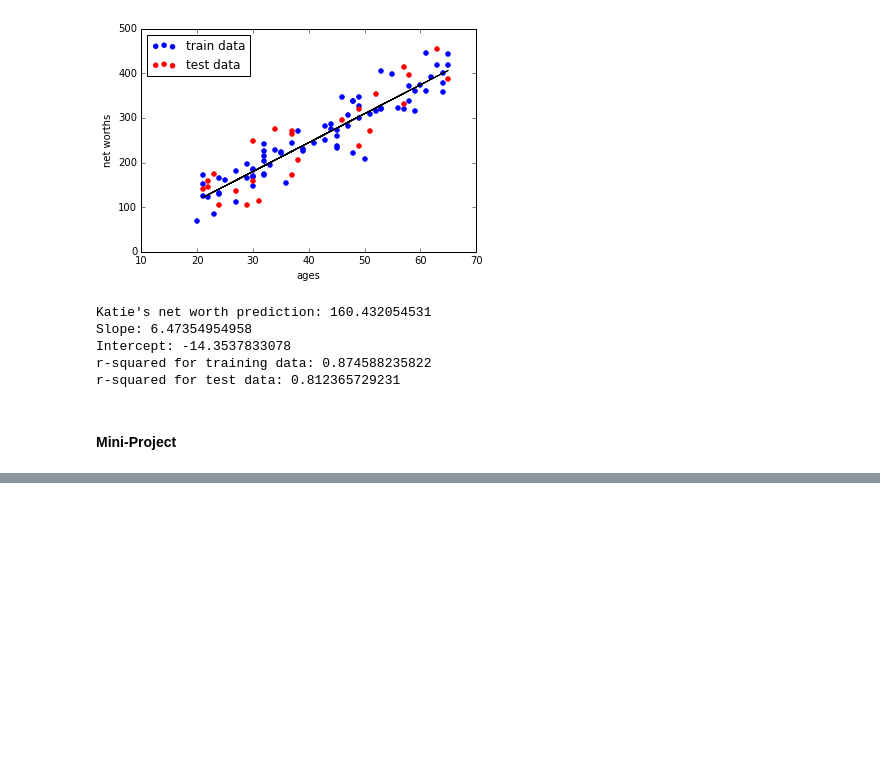
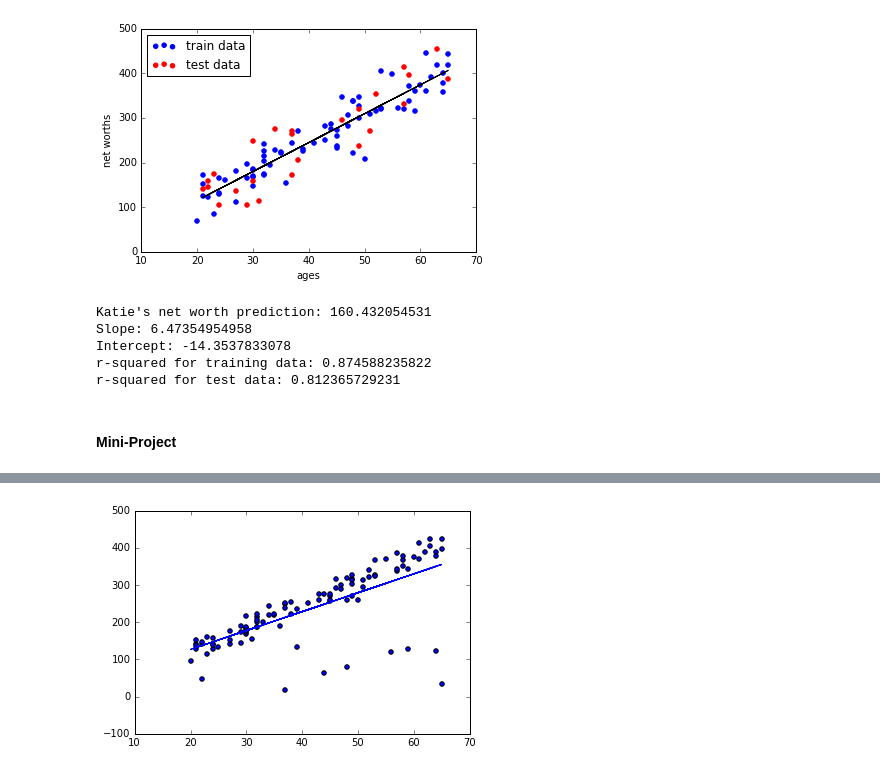
Before and after one commit to bethe/da-nano, a Jupyter notebook: P5-ML/classfiles/Course Code & Visualizations of Algorhithms.ipynb, the cells around one changed output, grey strips where cells are left out. Cells and saved outputs as stored; diff of their text form; code cells hidden in the pictures; blank space fills up the shorter version.

```diff
--- a/P5-ML/classfiles/Course Code & Visualizations of Algorhithms.ipynb
+++ b/P5-ML/classfiles/Course Code & Visualizations of Algorhithms.ipynb
@@ -315,0 +190,87 @@ Comparing regression predictions with target values using *test data*:  0.251488
+# %%
+# %load "../ud120-files/outliers/outlier_removal_regression.py"
+#!/usr/bin/python
+
+import random
+import numpy
+import matplotlib.pyplot as plt
+import pickle
+
+from outlier_cleaner import outlierCleaner
+
+
+### load up some practice data with outliers in it
+ages = pickle.load( open("../ud120-files/outliers/practice_outliers_ages.pkl", "r") )
+net_worths = pickle.load( open("../ud120-files/outliers/practice_outliers_net_worths.pkl", "r") )
+
+
+
+### ages and net_worths need to be reshaped into 2D numpy arrays
+### second argument of reshape command is a tuple of integers: (n_rows, n_columns)
+### by convention, n_rows is the number of data points
+### and n_columns is the number of features
+ages       = numpy.reshape( numpy.array(ages), (len(ages), 1))
+net_worths = numpy.reshape( numpy.array(net_worths), (len(net_worths), 1))
+from sklearn.cross_validation import train_test_split
+ages_train, ages_test, net_worths_train, net_worths_test = train_test_split(ages, net_worths, test_size=0.1, random_state=42)
+
+### fill in a regression here!  Name the regression object reg so that
+### the plotting code below works, and you can see what your regression looks like
+from sklearn import linear_model
+reg = linear_model.LinearRegression()
+reg.fit(ages_train, net_worths_train)
+
+try:
+    plt.plot(ages, reg.predict(ages), color="blue")
+except NameError:
+    pass
+plt.scatter(ages, net_worths)
+plt.show()
+
+# Print out some statistics
+print "Slope is", reg.coef_[0]
+print "Score is", reg.score(ages_test, net_worths_test)
+
+print "Remove 10% Outliers:"
+### identify and remove the most outlier-y points
+cleaned_data = []
+try:
+    predictions = reg.predict(ages_train)
+    cleaned_data = outlierCleaner( predictions, ages_train, net_worths_train )
+except NameError:
+    print "your regression object doesn't exist, or isn't name reg"
+    print "can't make predictions to use in identifying outliers"
+
+
+
+### only run this code if cleaned_data is returning data
+if len(cleaned_data) > 0:
+    ages, net_worths, errors = zip(*cleaned_data)
+    ages       = numpy.reshape( numpy.array(ages), (len(ages), 1))
+    net_worths = numpy.reshape( numpy.array(net_worths), (len(net_worths), 1))
+
+    ### refit your cleaned data!
+    try:
+        reg = reg.fit(ages, net_worths)
+        plt.plot(ages, reg.predict(ages), color="blue")
+
+    except NameError:
+        print "you don't seem to have regression imported/created,"
+        print "   or else your regression object isn't named reg"
+        print "   either way, only draw the scatter plot of the cleaned data"
+    plt.scatter(ages, net_worths)
+    plt.xlabel("ages")
+    plt.ylabel("net worths")
+    plt.show()
+
+
+else:
+    print "outlierCleaner() is returning an empty list, no refitting to be done"
+
+### Print new statistics
+print "New slope is", reg.coef_[0]
+print "New score is", reg.score(ages_test, net_worths_test)
+
+%save "../ud120-files/outliers/outlier_removal_regression.py" 29
+# %% [output]
+[figure, added]
```
Also changed, not shown: parts of 29 cells of this notebook, 10 other files.
